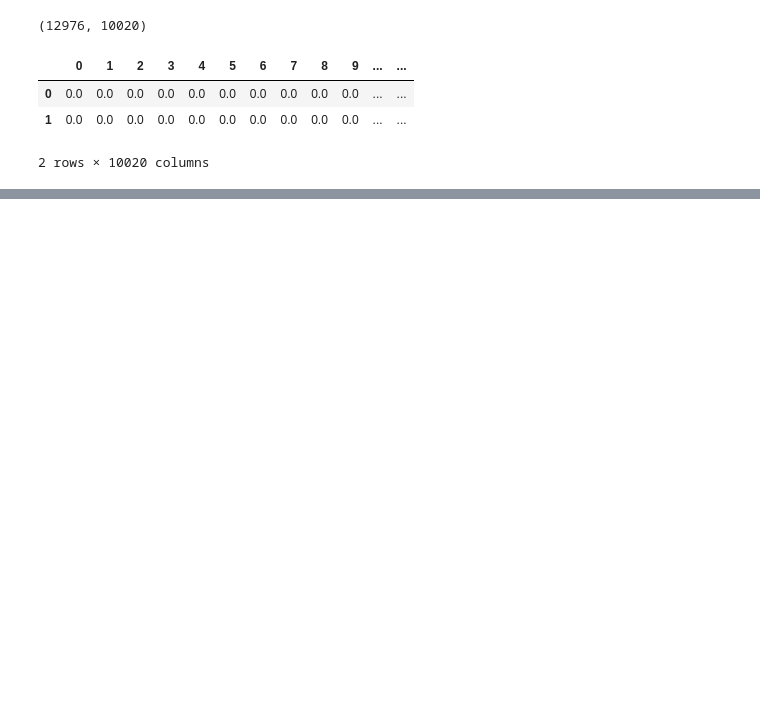
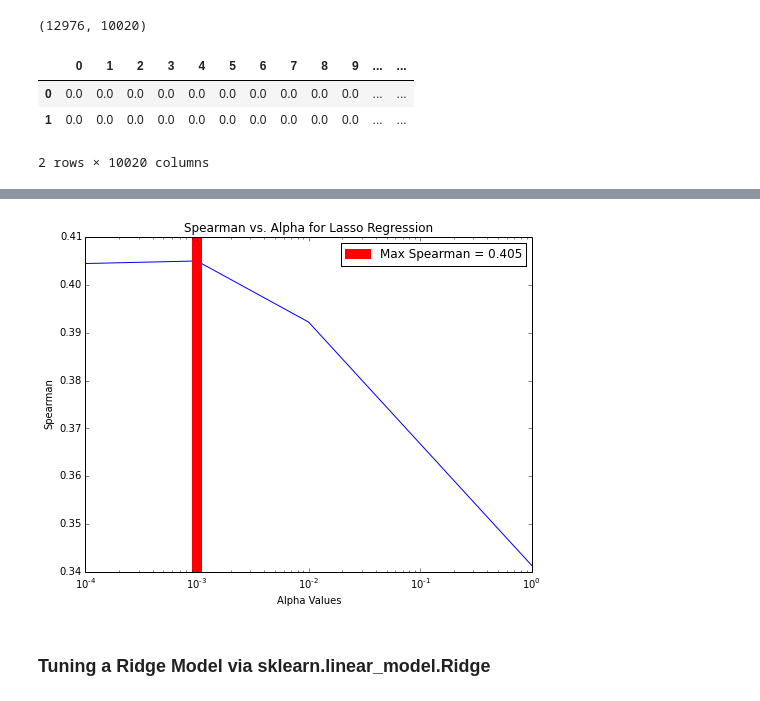
Before and after one commit to noahyonack/AutomaticEssayGrading, a Jupyter notebook: turban_yonack_cs109a_milestone4.ipynb, the cells around one changed output, grey strips where cells are left out. Cells and saved outputs as stored; diff of their text form; code cells hidden in the pictures; blank space fills up the shorter version.

Commit message:
Experimented with various models

```diff
--- a/turban_yonack_cs109a_milestone4.ipynb
+++ b/turban_yonack_cs109a_milestone4.ipynb
@@ -212,0 +189,16 @@ Here is the pearson correlation: 0.941612343682
+# %%
+plt.figure(figsize=(8, 6))
+plt.semilogx(lasso_alpha_list, lasso_spearman_value)
+
+best_index = np.argmax(np.array(lasso_spearman_value))
+plt.axvline(lasso_alpha_list[best_index], linewidth=10, c='r', label="Max Spearman = {0:.3f}".format(lasso_spearman_value[best_index]))
+
+plt.title("Spearman vs. Alpha for Lasso Regression")
+plt.xlabel("Alpha Values")
+plt.ylabel("Spearman")
+plt.legend()
+plt.show()
+# %% [output]
+[figure, added]
+# %% [markdown]
+### Tuning a Ridge Model via sklearn.linear_model.Ridge
```
Also changed, not shown: parts of 64 cells of this notebook.
